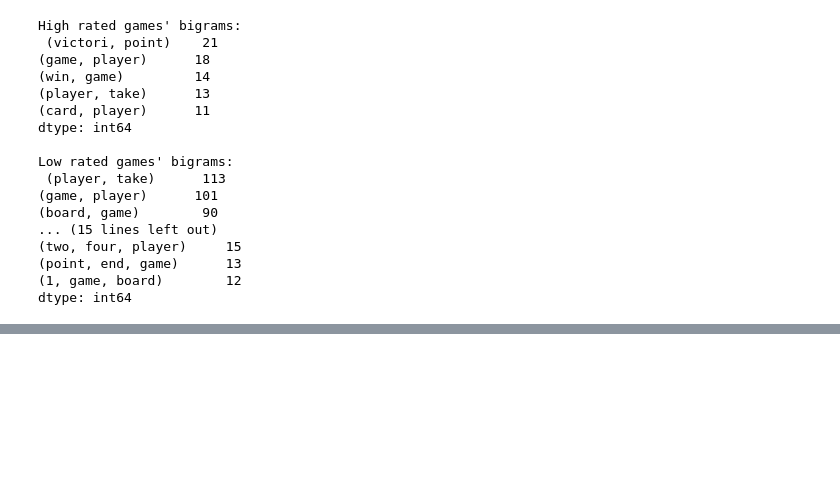
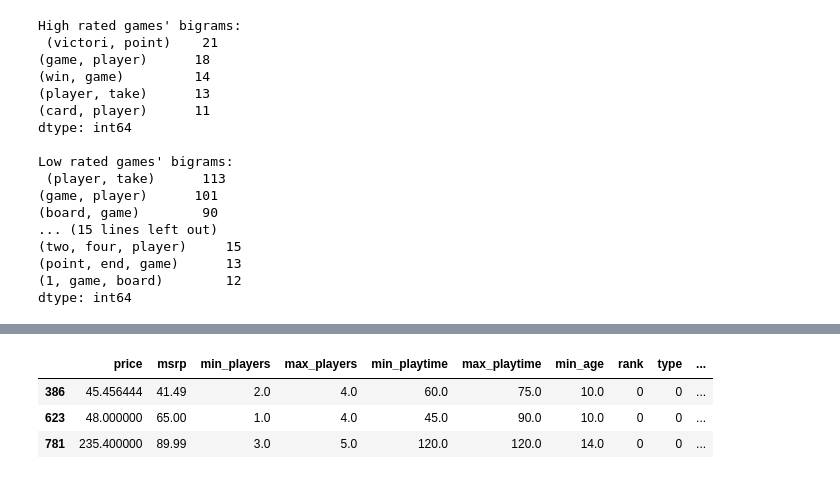
Before and after one commit to Andy-Jensen/board-game-project, a Jupyter notebook: final-report.ipynb, the cells around one changed output, grey strips where cells are left out. Drawn from its saved outputs; the diff is of its cells as text; code cells hidden in the pictures; blank space fills up the shorter version.

Commit message:
started modeling module

```diff
--- a/final-report.ipynb
+++ b/final-report.ipynb
@@ -199,0 +205,9 @@ ex.low_trigrams()
+# %%
+train, val, test= mod.modeling_df(df)
+# %%
+train.head(3)
+# %% [output]
+|  | price | msrp | min_players | max_players | min_playtime | max_playtime | min_age | rank | type | ... |
+| 386 | 45.456444 | 41.49 | 2.0 | 4.0 | 60.0 | 75.0 | 10.0 | 0 | 0 | ... |
+| 623 | 48.000000 | 65.00 | 1.0 | 4.0 | 45.0 | 90.0 | 10.0 | 0 | 0 | ... |
+| 781 | 235.400000 | 89.99 | 3.0 | 5.0 | 120.0 | 120.0 | 14.0 | 0 | 0 | ... |
```
Also changed, not shown: parts of 22 cells of this notebook, 3 other files.
